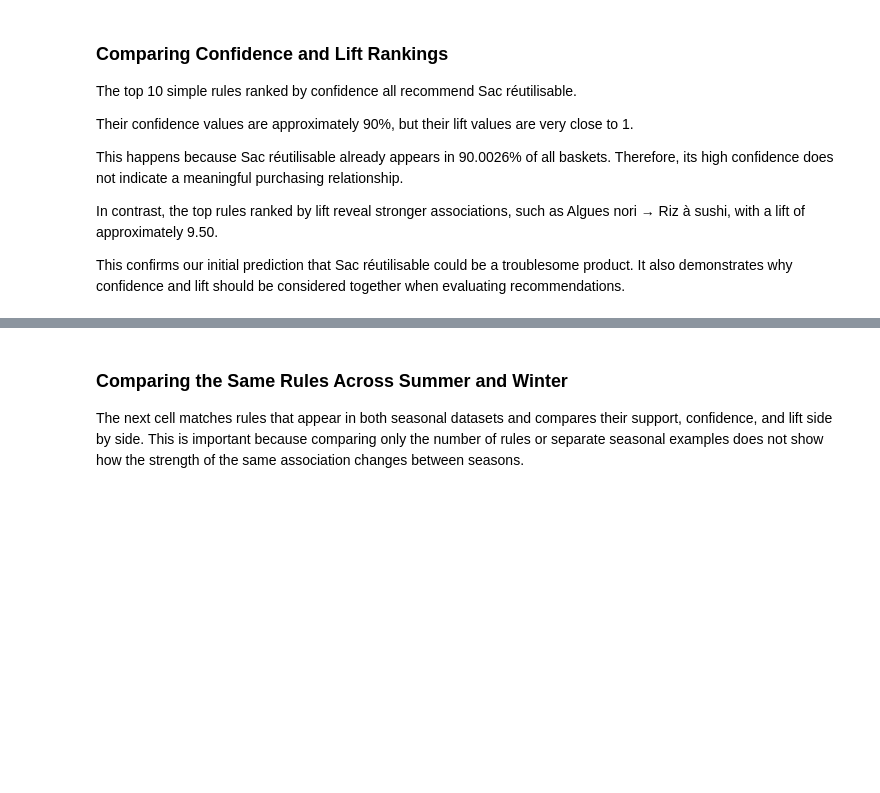
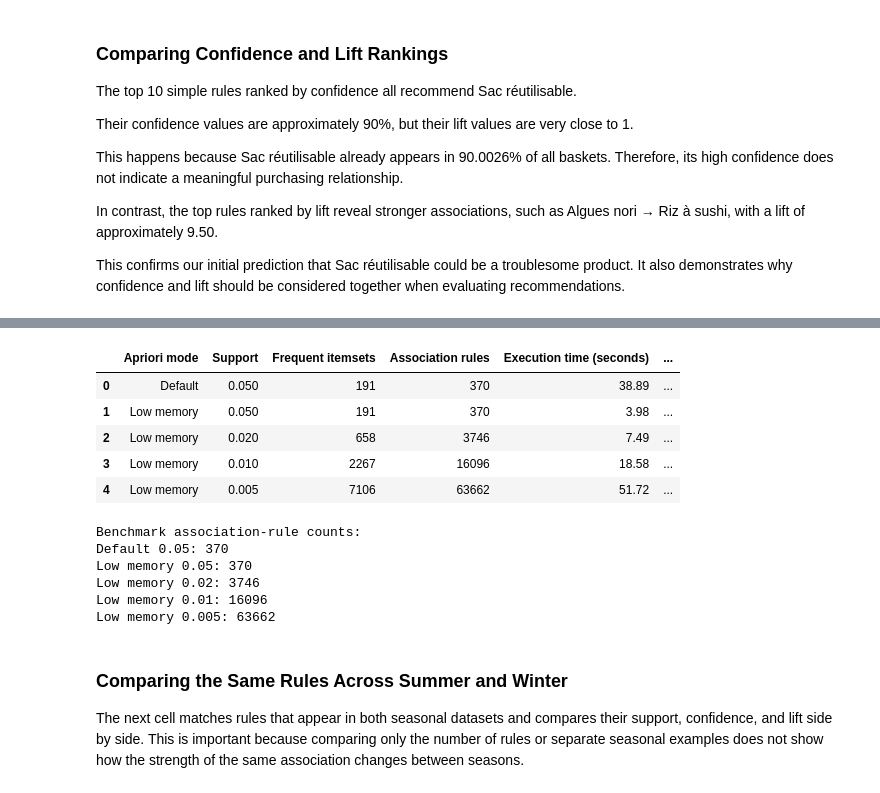
Before and after one commit to Nermin-Koja/boreal-reco-Nermin-project, a Jupyter notebook: notebooks/01_mining.ipynb, the cells around one changed output, grey strips where cells are left out. Drawn from its saved outputs; the diff is of its cells as text; code cells hidden in the pictures; blank space fills up the shorter version.

```diff
--- a/notebooks/01_mining.ipynb
+++ b/notebooks/01_mining.ipynb
@@ -790,5 +792,40 @@ Winter-only rules: 106
 | 313 | frozenset({Fromage à raclette}) | frozenset({Vin blanc}) | 0.050667 | 0.415783 | 6.456079 |
 | 312 | frozenset({Vin blanc}) | frozenset({Fromage à raclette}) | 0.050667 | 0.786734 | 6.456079 |
+# %%
+benchmark_results
+# %% [output]
+|  | Apriori mode | Support | Frequent itemsets | Association rules | Execution time (seconds) | ... |
+| 0 | Default | 0.050 | 191 | 370 | 38.89 | ... |
+| 1 | Low memory | 0.050 | 191 | 370 | 3.98 | ... |
+| 2 | Low memory | 0.020 | 658 | 3746 | 7.49 | ... |
+| 3 | Low memory | 0.010 | 2267 | 16096 | 18.58 | ... |
+| 4 | Low memory | 0.005 | 7106 | 63662 | 51.72 | ... |
+# %%
+# Count association rules from the already-generated frequent itemsets.
+# This does NOT rerun Apriori.
+
+benchmark_rule_counts = {}
+
+for label, itemsets in benchmark_itemsets.items():
+    generated_rules = association_rules(
+        itemsets,
+        metric="confidence",
+        min_threshold=0.0
+    )
+
+    benchmark_rule_counts[label] = len(generated_rules)
+
+print("Benchmark association-rule counts:")
+
+for label, count in benchmark_rule_counts.items():
+    print(f"{label}: {count}")
+# %% [output]
+Benchmark association-rule counts:
+Default 0.05: 370
+Low memory 0.05: 370
+Low memory 0.02: 3746
+Low memory 0.01: 16096
+Low memory 0.005: 63662
 # %% [markdown]
 ### Comparing the Same Rules Across Summer and Winter
 
```
Also changed, not shown: parts of 12 cells of this notebook, 23 other files.
